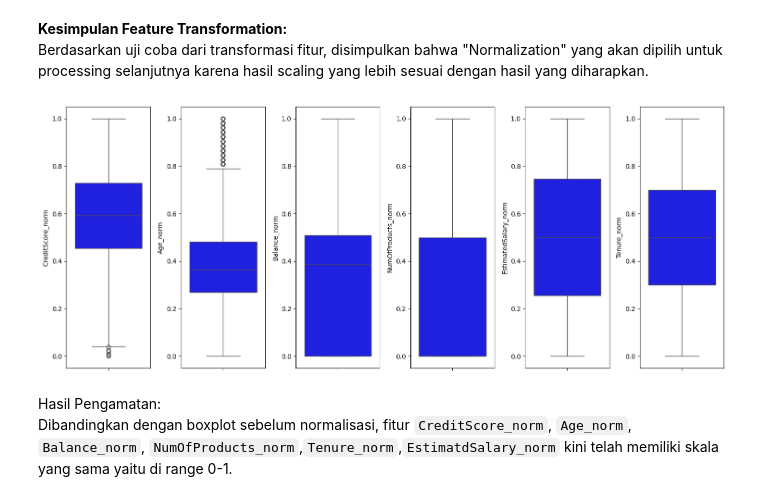
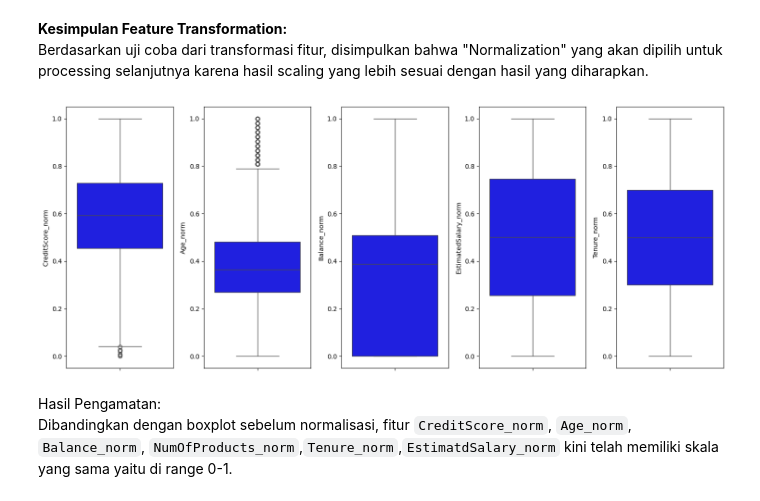
Before and after one commit to MukhlishHaq/data_leaker, a Jupyter notebook: Preprocessing - Data Leaker.ipynb, the cells around one changed output. Cells and saved outputs as stored; diff of their text form; code cells hidden in the pictures.

Commit message:
memisahkan model dan mengubah variabel NumOfProduct Menjadi categorical

```diff
--- a/Preprocessing - Data Leaker.ipynb
+++ b/Preprocessing - Data Leaker.ipynb
@@ -56,8 +56,8 @@ columns_to_convert = ['IsActiveMember', 'HasCrCard', 'Exited']
 df[columns_to_convert] = df[columns_to_convert].astype(object)
 # %%
 # pengelompokan kolom berdasarkan jenisnya
-cats = ['Geography', 'Gender','IsActiveMember', 'HasCrCard', 'Exited']
-nums = ['CreditScore', 'Age', 'Tenure', 'Balance', 'EstimatedSalary','NumOfProducts']
+cats = ['Geography', 'Gender','IsActiveMember', 'HasCrCard', 'Exited','NumOfProducts']
+nums = ['CreditScore', 'Age', 'Tenure', 'Balance', 'EstimatedSalary']
 # %%
 # ringkasan statistik dari kolom numerik
 df[nums].describe()
@@ -156,7 +160,7 @@ plt.show()
 # %%
 # Langkah 3: Menangani outliers - Identifikasi outliers untuk kolom numerik menggunakan IQR
 
-numerical_columns = ['CreditScore', 'Age', 'Tenure', 'Balance', 'NumOfProducts', 'EstimatedSalary']
+numerical_columns = ['CreditScore', 'Age', 'Tenure', 'Balance', 'EstimatedSalary']
 
 outliers_count = {}
 
@@ -299,7 +301,7 @@ print(f'Jumlah baris sebelum memfilter outlier: {len(df_zscore)}')
 
 filtered_entries = np.array([True] * len(df_zscore))
 
-for col in ['CreditScore','Age','NumOfProducts']:
+for col in ['CreditScore','Age']:
     zscore = abs(stats.zscore(df_zscore[col])) # hitung absolute z-scorenya
     filtered_entries = (zscore < 3) & filtered_entries # keep yang kurang dari 3 absolute z-scorenya
 
@@ -446,16 +451,15 @@ except KeyError as e:
     print(f"Exception: {e} tidak ada dalam DataFrame")
 # %%
 # hanya tambahan: melihat distribusi data (setelah normalisasi / standardisasi)
-nums_norm = ['CreditScore_norm', 'Age_norm', 'Balance_norm',
-             'NumOfProducts_norm','EstimatedSalary_norm','Tenure_norm']
+nums_norm = ['CreditScore_norm', 'Age_norm', 'Balance_norm', 'EstimatedSalary_norm','Tenure_norm']
 fig, axs = plt.subplots(1, len(nums_norm), figsize=(15, 6))
 
 for i in range(len(nums_norm)):
     sns.boxplot(y=df_zscore[nums_norm[i]], color='blue', ax=axs[i], orient='v')
 plt.tight_layout()
 plt.show()
 # %% [output]
-[figure, old version]
+[figure, new version]
 # %% [markdown]
 Hasil Pengamatan: <br>
 Dibandingkan dengan boxplot sebelum normalisasi, fitur `CreditScore_norm`, `Age_norm`, `Balance_norm`, `NumOfProducts_norm`,`Tenure_norm`,`EstimatdSalary_norm` kini telah memiliki skala yang sama yaitu di range 0-1.
```
Also changed, not shown: parts of 25 cells of this notebook, 10 other files.
